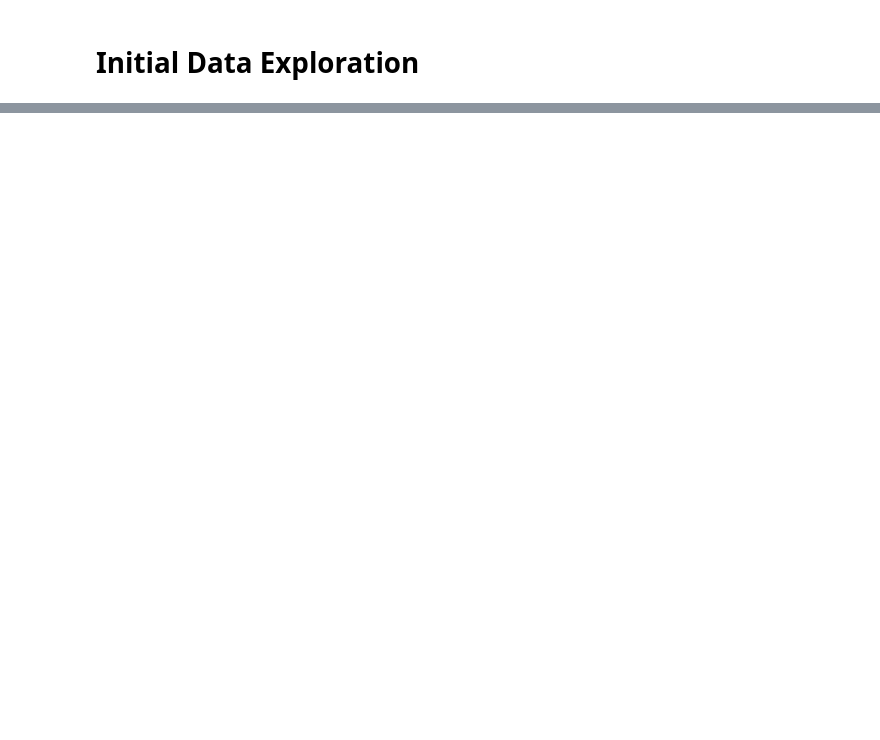
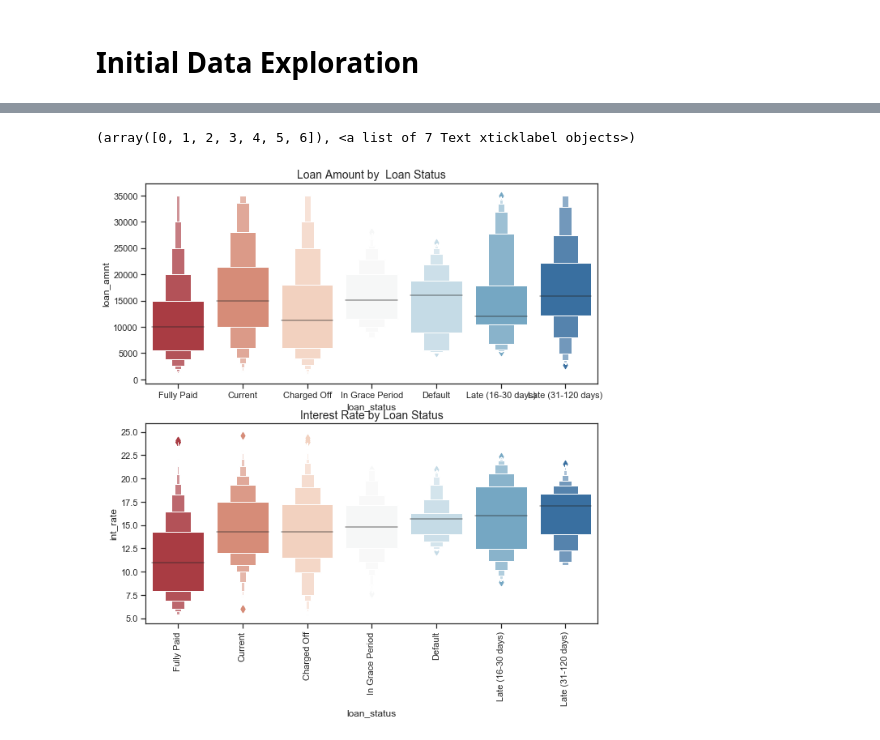
Before and after one commit to nukemecha/Project3, a Jupyter notebook: Meg/ex_analysis.ipynb, the cells around one changed output, grey strips where cells are left out. Cells and saved outputs as stored; diff of their text form; code cells hidden in the pictures; blank space fills up the shorter version.

```diff
--- a/Meg/ex_analysis.ipynb
+++ b/Meg/ex_analysis.ipynb
@@ -274,0 +221,18 @@ plt.show()
+# %%
+# Generate a catplot showing the distribution of interest rate by loan status
+
+display_order = ["Fully Paid", "Current", "Charged Off", "In Grace Period",
+                 "Default", "Late (16-30 days)", "Late (31-120 days)"]
+
+fig, ax = plt.subplots(2, 1, figsize=(10, 10))
+
+sns.catplot(x="loan_status", y="loan_amnt", kind="boxen", ax=ax[0], data=df, palette = "RdBu", order=display_order)
+ax[0].set_title("Loan Amount by  Loan Status", fontsize=14)
+plt.close()
+sns.catplot(x="loan_status", y="int_rate", kind="boxen", ax=ax[1], data=df, palette = "RdBu", order=display_order)
+ax[1].set_title("Interest Rate by Loan Status", fontsize=14)
+plt.close()
+plt.xticks(rotation=90)
+# %% [output]
+(array([0, 1, 2, 3, 4, 5, 6]), <a list of 7 Text xticklabel objects>)
+[figure, added]
```
Also changed, not shown: parts of 36 cells of this notebook.
